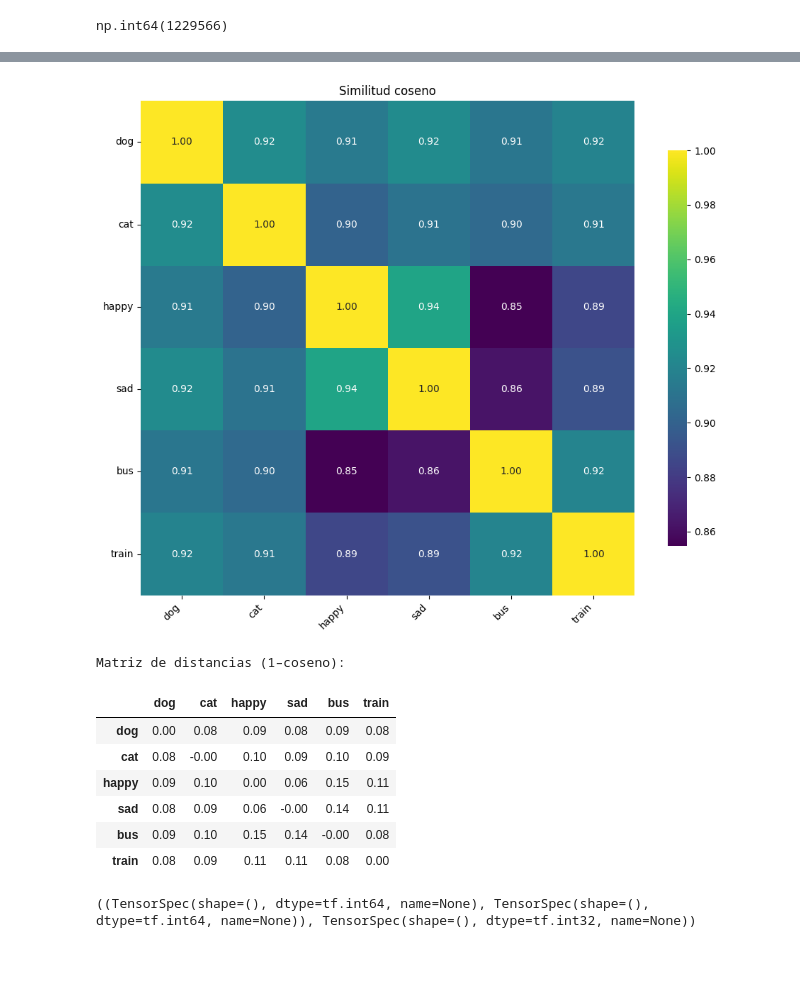
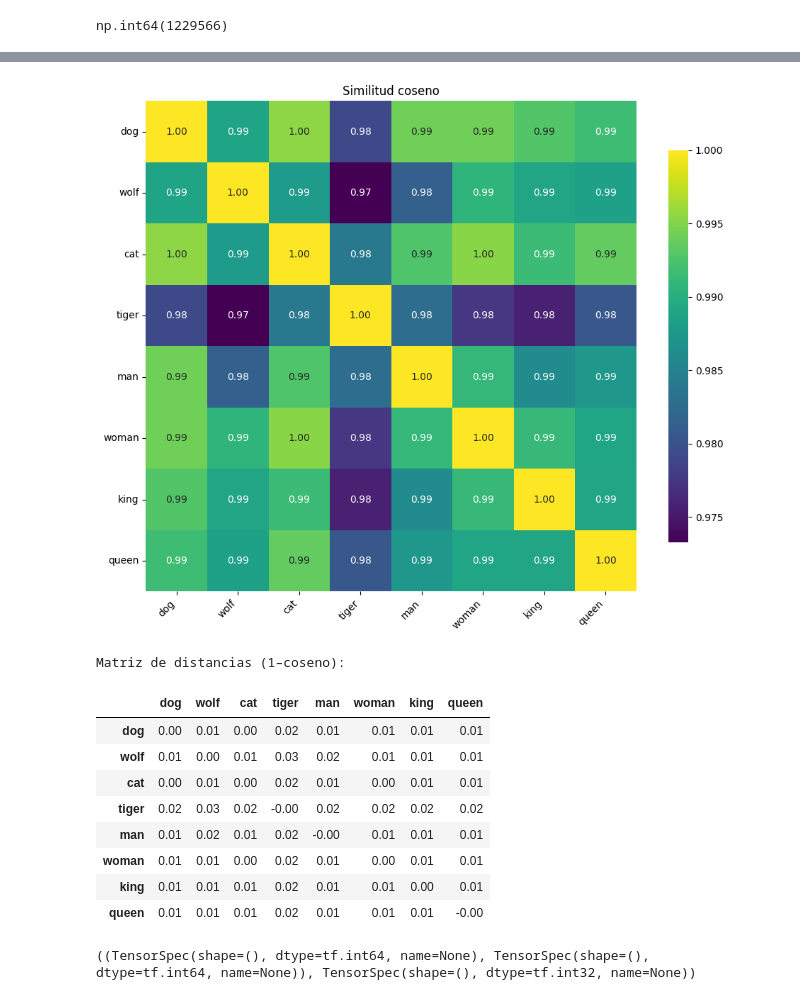
Before and after one commit to Alf-caput/UFVDeepLearning, a Jupyter notebook: P2_NaturalLanguageProcessing/PW2_embedding_2.ipynb, the cells around one changed output, grey strips where cells are left out. Cells and saved outputs as stored; diff of their text form; code cells hidden in the pictures; blank space fills up the shorter version.

```diff
--- a/P2_NaturalLanguageProcessing/PW2_embedding_2.ipynb
+++ b/P2_NaturalLanguageProcessing/PW2_embedding_2.ipynb
@@ -122,7 +122,7 @@ text_df.shape
 # %%
 from tensorflow.keras.layers import TextVectorization
 
-vocab_size = 1_000
+vocab_size = 8_192
 
 vectorize_layer = TextVectorization(
     max_tokens=vocab_size,
@@ -263,10 +263,10 @@ tf.Tensor(b'my boss is bullying me...', shape=(), dtype=string)
 tf.Tensor(b' what interview! leave me alone', shape=(), dtype=string)
 tf.Tensor(b' Sons of ****, why couldn`t they put them on the releases we already bought', shape=(), dtype=string)
 # %%
-train_ds = tf.data.Dataset.from_tensor_slices(train_df["text"])
+text_ds = tf.data.Dataset.from_tensor_slices(train_df["text"])
 
-train_ds = (
-    train_ds
+fit_ds = (
+    text_ds
     .map(
         lambda x: vectorize_layer(x),
         num_parallel_calls=tf.data.AUTOTUNE,
@@ -283,13 +283,12 @@ train_ds = (
 
 # lambda x: ((tf.one_hot(x[0], depth=vocab_size), tf.one_hot(x[1], depth=vocab_size)), tf.constant(1.0)),
 
-print(train_ds.element_spec)
-next(train_ds.as_numpy_iterator())
+print(fit_ds.element_spec)
+next(fit_ds.as_numpy_iterator())
 # %% [output]
 (TensorSpec(shape=(), dtype=tf.int64, name=None), TensorSpec(shape=(), dtype=tf.int64, name=None))
 (np.int64(284), np.int64(17))
 # %%
-count = train_ds.reduce(tf.constant(0), lambda x, _: x + 1).numpy()
-train_ds = train_ds.cache()
-train_ds = train_ds.apply(tf.data.experimental.assert_cardinality(count))
+count = fit_ds.reduce(tf.constant(0), lambda x, _: x + 1).numpy()
+fit_ds = fit_ds.apply(tf.data.experimental.assert_cardinality(count))
 # %%
@@ -297,13 +296,13 @@ tf.data.experimental.cardinality(train_ds).numpy()
 # %% [output]
 np.int64(1229566)
 # %%
-train_ds = (
-    train_ds
+fit_ds = (
+    fit_ds
     .map(
         lambda x, y: ((x, y), tf.constant(1)),
         num_parallel_calls=tf.data.AUTOTUNE,
     )
 )
-print(train_ds.element_spec)
-next(train_ds.as_numpy_iterator())
+print(fit_ds.element_spec)
+next(fit_ds.as_numpy_iterator())
 # %% [output]
@@ -423,7 +629,8 @@ import matplotlib.pyplot as plt
 import seaborn as sns
 from sklearn.metrics.pairwise import cosine_similarity
 
-all_indices = [488, 612, 51, 112, 787, 983]
+layer_config = (2, 45)
+all_indices = [488, 4889, 612, 4236, 213, 1234, 2361, 2497]
 
 # 2) Construir la lista de palabras usando idx2word (invertido de word2idx)
 # idx2word = {idx: w for w, idx in word2idx.items()}
@@ -432,7 +639,7 @@ idx2word = dict(enumerate(vectorize_layer.get_vocabulary()))
 words_15 = [idx2word.get(i, f"idx{i}") for i in all_indices]
 
 # 3) Extraer la matriz de embeddings del modelo ya entrenado
-emb_layer = model.get_layer('embedding_5')
+emb_layer = embedding_layers[layer_config]
 emb_matrix = emb_layer.get_weights()[0]        # forma = (vocab_size, embedding_dim)
 
 # 4) Recoger los vectores para las 15 palabras
@@ -441,42 +648,44 @@ for idx in all_indices:
     if idx < emb_matrix.shape[0]:
         vectors_15.append(emb_matrix[idx])
     else:
         vectors_15.append(np.zeros(emb_matrix.shape[1]))
 vectors_15 = np.vstack(vectors_15)
 
 # 5) Calcular similitud coseno y distancia (1–coseno)
 sim_matrix = cosine_similarity(vectors_15)
 dist_matrix = 1 - sim_matrix
 
 # 6) DataFrame para visualización
 df_sim  = pd.DataFrame(sim_matrix, index=words_15, columns=words_15)
 df_dist = pd.DataFrame(dist_matrix, index=words_15, columns=words_15)
 
 # 7) Heatmap de similitud (mitad inferior)
 mask = np.triu(np.ones_like(df_sim, dtype=bool))
 mask = None
 plt.figure(figsize=(10, 8))
 sns.heatmap(df_sim, mask=mask, annot=True, fmt=".2f",
             cmap="viridis", square=True, cbar_kws={'shrink':.8})
 plt.title("Similitud coseno")
 plt.xticks(rotation=45, ha="right")
 plt.yticks(rotation=0)
 plt.tight_layout()
 plt.show()
 
 # 8) Mostrar la matriz de distancias
 print("Matriz de distancias (1–coseno):")
 display(df_dist.round(2))
 # %% [output]
-[figure, old version]
+[figure, new version]
 Matriz de distancias (1–coseno):
-|  | dog | cat | happy | sad | bus | train |
-| dog | 0.00 | 0.08 | 0.09 | 0.08 | 0.09 | 0.08 |
-| cat | 0.08 | -0.00 | 0.10 | 0.09 | 0.10 | 0.09 |
-| happy | 0.09 | 0.10 | 0.00 | 0.06 | 0.15 | 0.11 |
-| sad | 0.08 | 0.09 | 0.06 | -0.00 | 0.14 | 0.11 |
-| bus | 0.09 | 0.10 | 0.15 | 0.14 | -0.00 | 0.08 |
-| train | 0.08 | 0.09 | 0.11 | 0.11 | 0.08 | 0.00 |
+|  | dog | wolf | cat | tiger | man | woman | king | queen |
+| dog | 0.00 | 0.01 | 0.00 | 0.02 | 0.01 | 0.01 | 0.01 | 0.01 |
+| wolf | 0.01 | 0.00 | 0.01 | 0.03 | 0.02 | 0.01 | 0.01 | 0.01 |
+| cat | 0.00 | 0.01 | 0.00 | 0.02 | 0.01 | 0.00 | 0.01 | 0.01 |
+| tiger | 0.02 | 0.03 | 0.02 | -0.00 | 0.02 | 0.02 | 0.02 | 0.02 |
+| man | 0.01 | 0.02 | 0.01 | 0.02 | -0.00 | 0.01 | 0.01 | 0.01 |
+| woman | 0.01 | 0.01 | 0.00 | 0.02 | 0.01 | 0.00 | 0.01 | 0.01 |
+| king | 0.01 | 0.01 | 0.01 | 0.02 | 0.01 | 0.01 | 0.00 | 0.01 |
+| queen | 0.01 | 0.01 | 0.01 | 0.02 | 0.01 | 0.01 | 0.01 | -0.00 |
 # %%
 print(train_ds.element_spec)
 next(train_ds.as_numpy_iterator())
```
Also changed, not shown: parts of 14 cells of this notebook.
